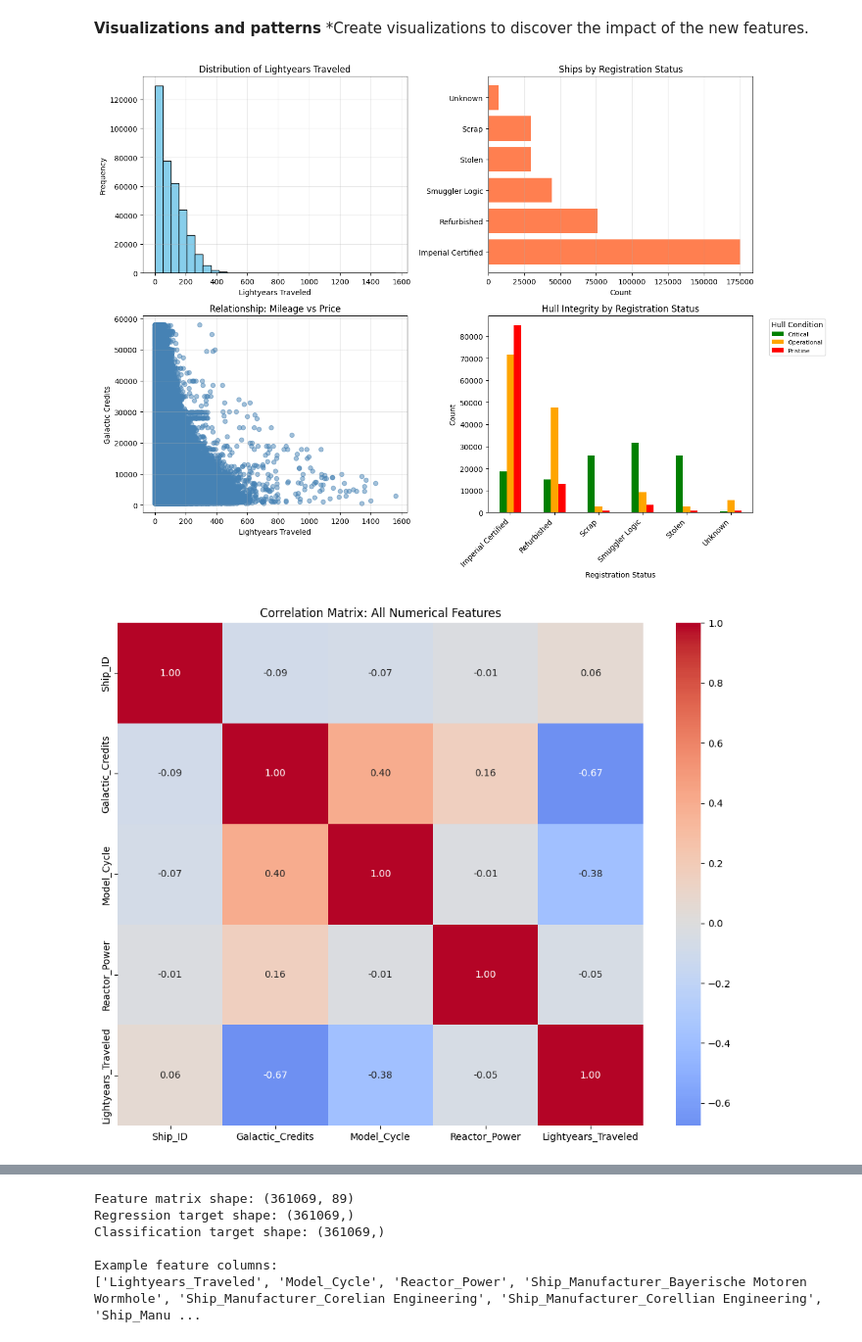
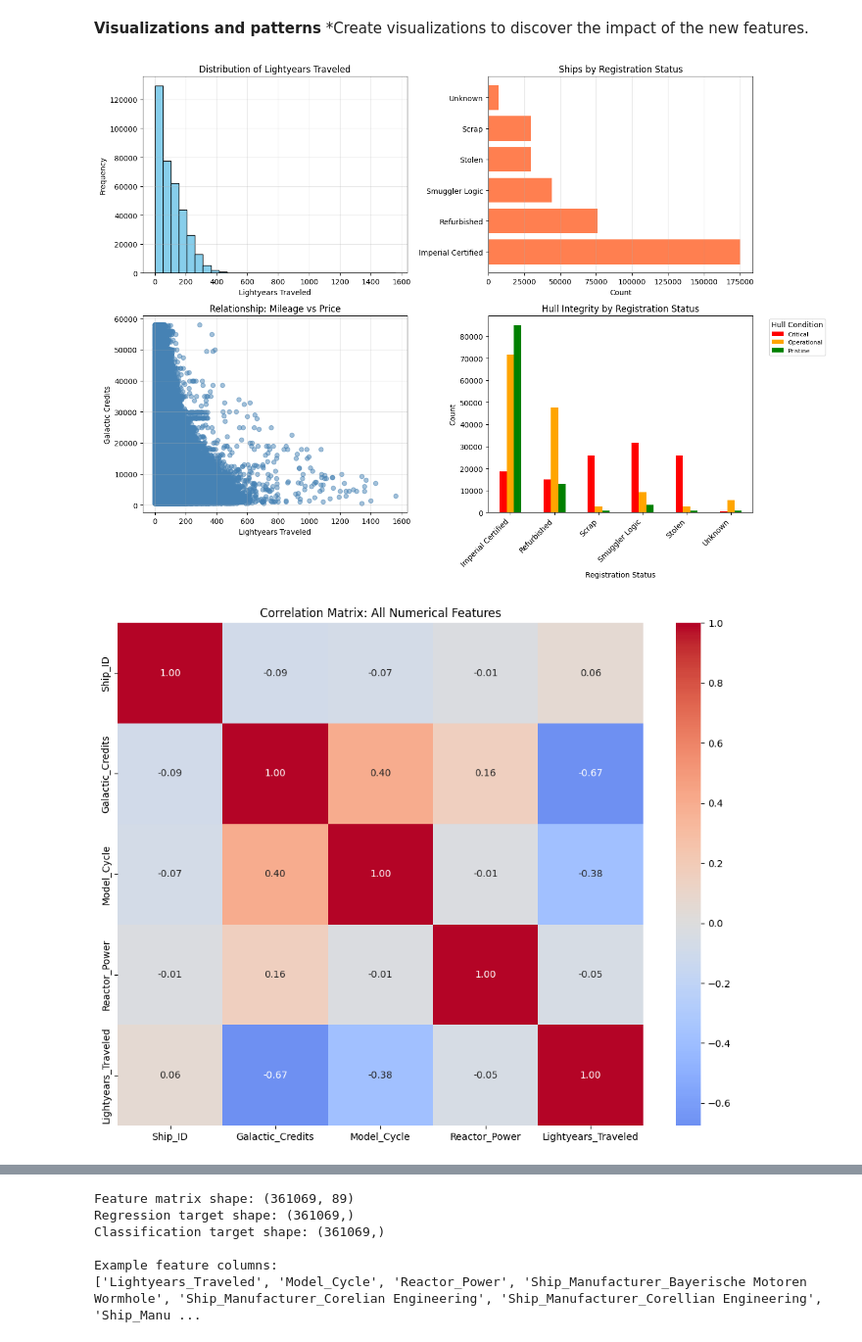
Before and after one commit to SidneyFel/The-Secret-Weapons, a Jupyter notebook: assignment_template_it3.ipynb, the cells around one changed output, grey strips where cells are left out. Shown at 98% size. Drawn from its saved outputs; the diff is of its cells as text; code cells hidden in the pictures.

```diff
--- a/assignment_template_it3.ipynb
+++ b/assignment_template_it3.ipynb
@@ -207,35 +243,35 @@ if 'Lightyears_Traveled' in df_merged.columns and 'Galactic_Credits' in df_merge
     ax3.scatter(df_merged['Lightyears_Traveled'], df_merged['Galactic_Credits'],
                 alpha=0.5, color='steelblue')
     ax3.set_xlabel('Lightyears Traveled')
     ax3.set_ylabel('Galactic Credits')
     ax3.set_title('Relationship: Mileage vs Price')
     ax3.grid(alpha=0.3)
 
 # 4. Hull Integrity distribution by Registration Status (using count plot)
 ax4 = axes[1, 1]
 if 'Registration_Status' in df_merged.columns and 'Hull_Integrity' in df_merged.columns:
     cross_tab = pd.crosstab(df_merged['Registration_Status'], df_merged['Hull_Integrity'])
-    cross_tab.plot(kind='bar', ax=ax4, color=['green', 'orange', 'red', 'gray'][:len(cross_tab.columns)])
+    cross_tab.plot(kind='bar', ax=ax4, color=['red', 'orange', 'green', 'gray'][:len(cross_tab.columns)])
     ax4.set_xlabel('Registration Status')
     ax4.set_ylabel('Count')
     ax4.set_title('Hull Integrity by Registration Status')
     ax4.legend(title='Hull Condition', bbox_to_anchor=(1.05, 1), loc='upper left', fontsize=8)
     plt.sca(ax4)
     plt.xticks(rotation=45, ha='right')
 
 plt.tight_layout()
 plt.show()
 
 # Additional correlation heatmap
 fig, ax = plt.subplots(figsize=(10, 8))
 numerical_cols = df_merged.select_dtypes(include=[np.number]).columns
 correlation_matrix = df_merged[numerical_cols].corr()
 sns.heatmap(correlation_matrix, annot=True, fmt='.2f', cmap='coolwarm', center=0, ax=ax)
 ax.set_title('Correlation Matrix: All Numerical Features')
 plt.tight_layout()
 plt.show()
 # %% [output]
-[figure, old version]
+[figure, new version]
 [figure]
 # %% [markdown]
 **Data insights and data quality**
```
Also changed, not shown: parts of 7 cells of this notebook.
